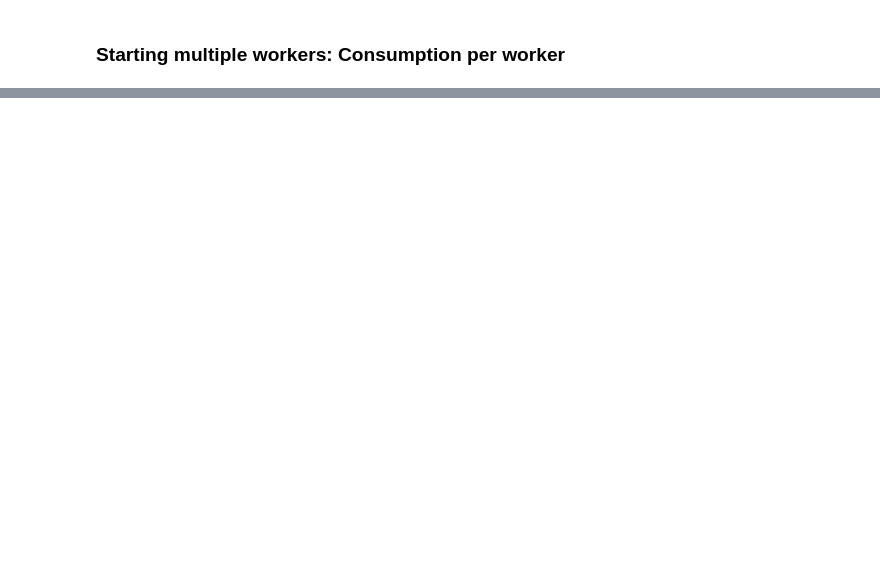
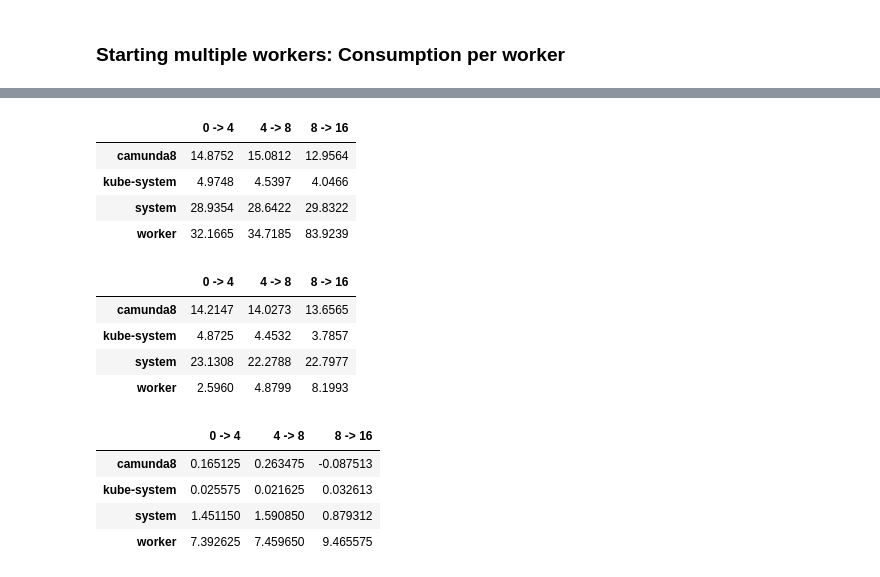
Before and after one commit to JayJabowski/camunda-8-worker-energy-efficiency-analysis, a Jupyter notebook: worker-measurements/Starting_Workers_1.1.ipynb, the cells around one changed output, grey strips where cells are left out. Saved outputs shown, nothing was run; the diff lists cells and outputs as text; code cells hidden in the pictures; blank space fills up the shorter version.

```diff
--- a/worker-measurements/Starting_Workers_1.1.ipynb
+++ b/worker-measurements/Starting_Workers_1.1.ipynb
@@ -368,0 +368,17 @@ for i in range(0,3):
+# %%
+# create sum for first minute
+first_minute_multiple_sum = pd.DataFrame()
+first_minute_multiple_sum.style.set_caption("Watts consumed in first minute")
+
+for i, frame in enumerate(first_min_multiple_by_namespaces):
+
+    first_minute_multiple_sum[start_times_multiple_info[i]] = frame.sum(axis=0)
+
+
+# create sum for second minute
+second_minute_multiple_sum = pd.DataFrame()
+second_minute_multiple_sum.style.set_caption("Watts consumed in second minute")
+
+for i, frame in enumerate(second_min_multiple_by_namespaces):
+
+    second_minute_multiple_sum[start_times_multiple_info[i]] = frame.sum(axis=0)
@@ -368,0 +394,20 @@ for i in range(0,3):
+# %%
+display(first_minute_multiple_sum) # energy usage in first min
+display(second_minute_multiple_sum) # energy usage in second min
+display(multiple_diff_in_minutes_per_worker) # difference in energy usage min 1 to min 2
+# %% [output]
+|  | 0 -> 4 | 4 -> 8 | 8 -> 16 |
+| camunda8 | 14.8752 | 15.0812 | 12.9564 |
+| kube-system | 4.9748 | 4.5397 | 4.0466 |
+| system | 28.9354 | 28.6422 | 29.8322 |
+| worker | 32.1665 | 34.7185 | 83.9239 |
+|  | 0 -> 4 | 4 -> 8 | 8 -> 16 |
+| camunda8 | 14.2147 | 14.0273 | 13.6565 |
+| kube-system | 4.8725 | 4.4532 | 3.7857 |
+| system | 23.1308 | 22.2788 | 22.7977 |
+| worker | 2.5960 | 4.8799 | 8.1993 |
+|  | 0 -> 4 | 4 -> 8 | 8 -> 16 |
+| camunda8 | 0.165125 | 0.263475 | -0.087513 |
+| kube-system | 0.025575 | 0.021625 | 0.032613 |
+| system | 1.451150 | 1.590850 | 0.879312 |
+| worker | 7.392625 | 7.459650 | 9.465575 |
```
Also changed, not shown: parts of 7 cells of this notebook, 1 other file.
